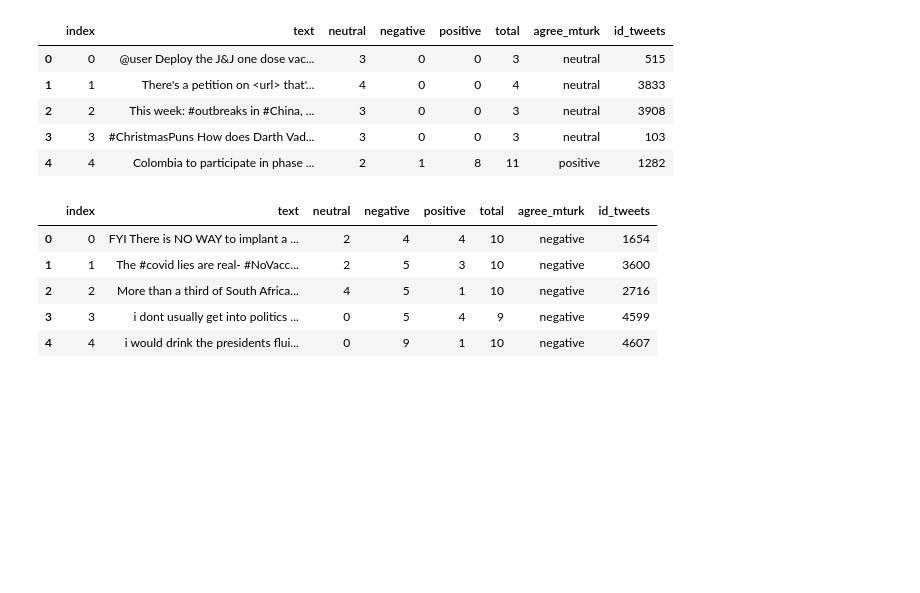
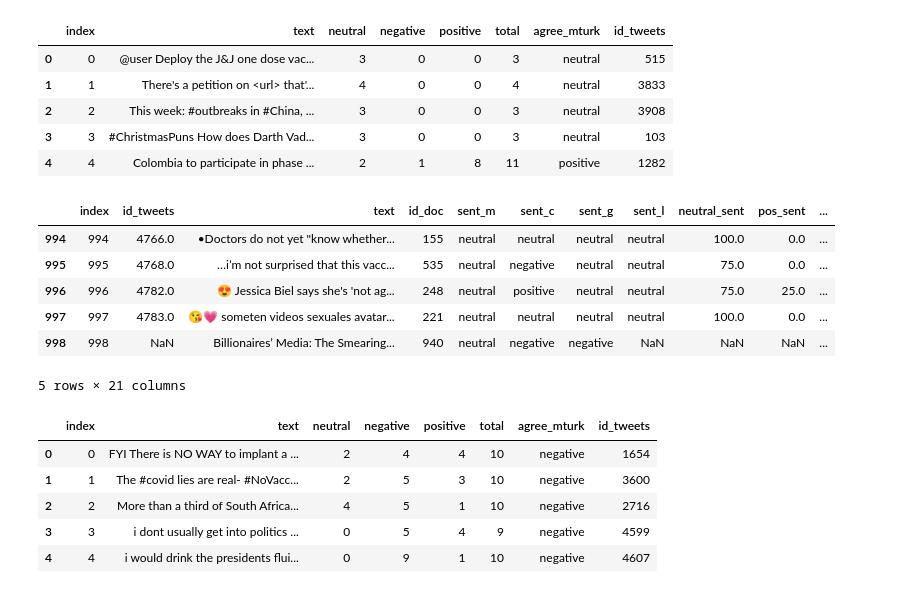
Before and after one commit to digitalepidemiologylab/llm_crowd_experts_annotation, a Jupyter notebook: scripts/openai_API_newprompt.ipynb, the cells around one changed output. Saved outputs shown, nothing was run; the diff lists cells and outputs as text; code cells hidden in the pictures; blank space fills up the shorter version.

```diff
--- a/scripts/openai_API_newprompt.ipynb
+++ b/scripts/openai_API_newprompt.ipynb
@@ -33,6 +33,19 @@ tweets_1000.head()
 | 2 | 2 | This week: #outbreaks in #China, ... | 3 | 0 | 0 | 3 | neutral | 3908 |
 | 3 | 3 | #ChristmasPuns How does Darth Vad... | 3 | 0 | 0 | 3 | neutral | 103 |
 | 4 | 4 | Colombia to participate in phase ... | 2 | 1 | 8 | 11 | positive | 1282 |
+# %%
+# Get annotated tweets
+epfl_df = pd.read_csv('../data/local/epfl_1000_clean_data.csv').reset_index()
+
+epfl_df.tail()
+# %% [output]
+|  | index | id_tweets | text | id_doc | sent_m | sent_c | sent_g | sent_l | neutral_sent | pos_sent | ... |
+| 994 | 994 | 4766.0 | •Doctors do not yet "know whether... | 155 | neutral | neutral | neutral | neutral | 100.0 | 0.0 | ... |
+| 995 | 995 | 4768.0 | …i’m not surprised that this vacc... | 535 | neutral | negative | neutral | neutral | 75.0 | 0.0 | ... |
+| 996 | 996 | 4782.0 | 😍 Jessica Biel says she's 'not ag... | 248 | neutral | positive | neutral | neutral | 75.0 | 25.0 | ... |
+| 997 | 997 | 4783.0 | 😘💗 someten videos sexuales avatar... | 221 | neutral | neutral | neutral | neutral | 100.0 | 0.0 | ... |
+| 998 | 998 | NaN | Billionaires’ Media: The Smearing... | 940 | neutral | negative | negative | NaN | NaN | NaN | ... |
+5 rows × 21 columns
 # %%
 # Get annotated tweets
 tweets_1000_prop_missing = pd.read_csv('../data/local/labelled_tweets_clean_all_mturk_agg_sample1000_proportional_missing.csv').reset_index()
```
Also changed, not shown: parts of 17 cells of this notebook, 4 other files.
